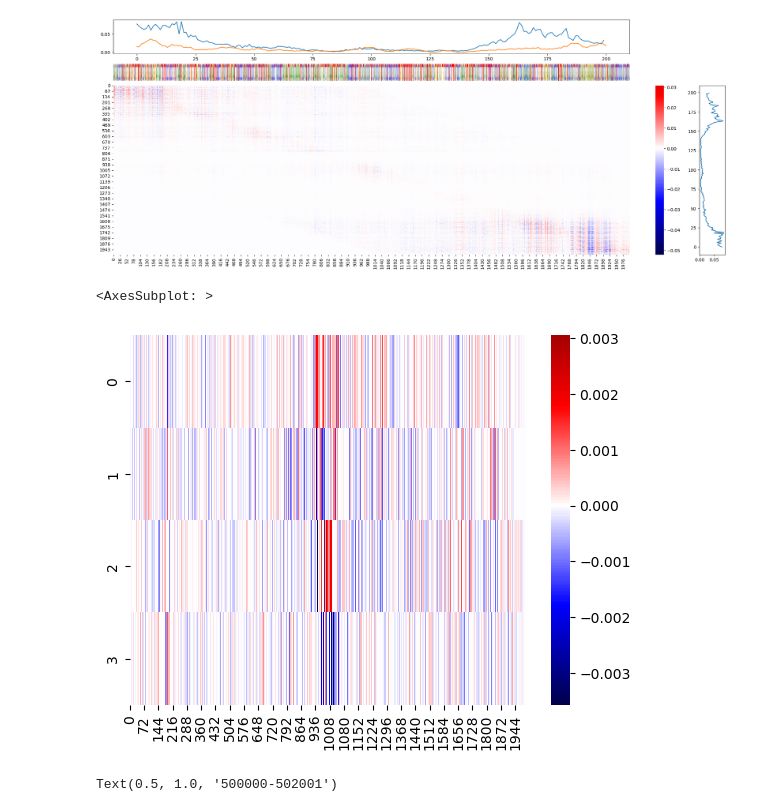
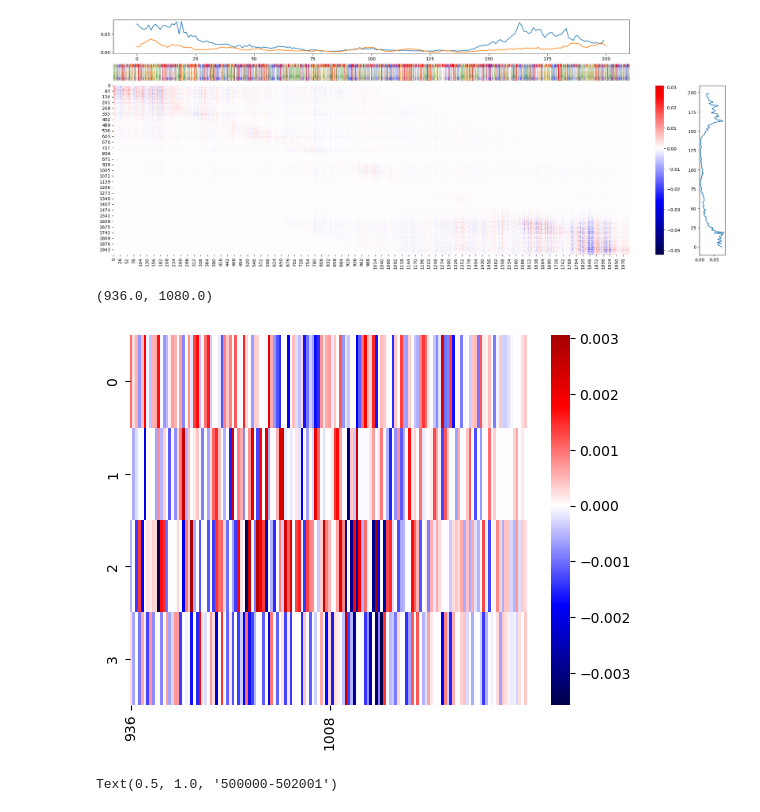
Before and after one commit to floriantilliet/mnhn_internship, a Jupyter notebook: projet3.ipynb, the cells around one changed output. Cells and saved outputs as stored; diff of their text form; code cells hidden in the pictures.

```diff
--- a/projet3.ipynb
+++ b/projet3.ipynb
@@ -916,10 +972,10 @@ plt.close()
 [figure]
 # %%
 sns.heatmap(np.array(saliency).T, cmap='seismic',center=0)
-# plt.xlim(936,1080)
+plt.xlim(936,1080)
 # %% [output]
-<AxesSubplot: >
+(936.0, 1080.0)
-[figure, old version]
+[figure, new version]
 # %%
 plt.figure(figsize=(5,8))
 
```
Also changed, not shown: parts of 11 cells of this notebook, 1 other file.
